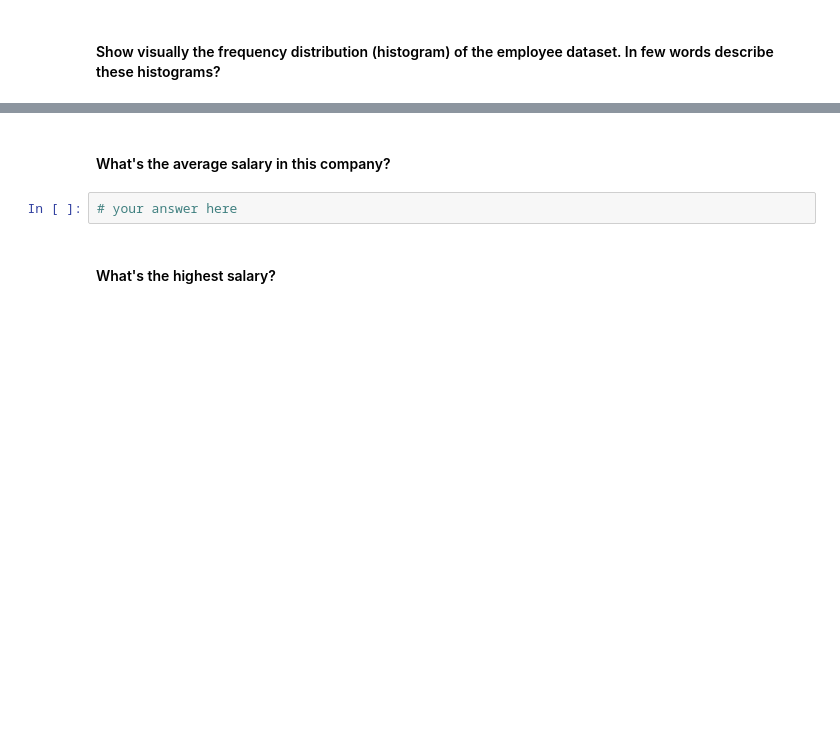
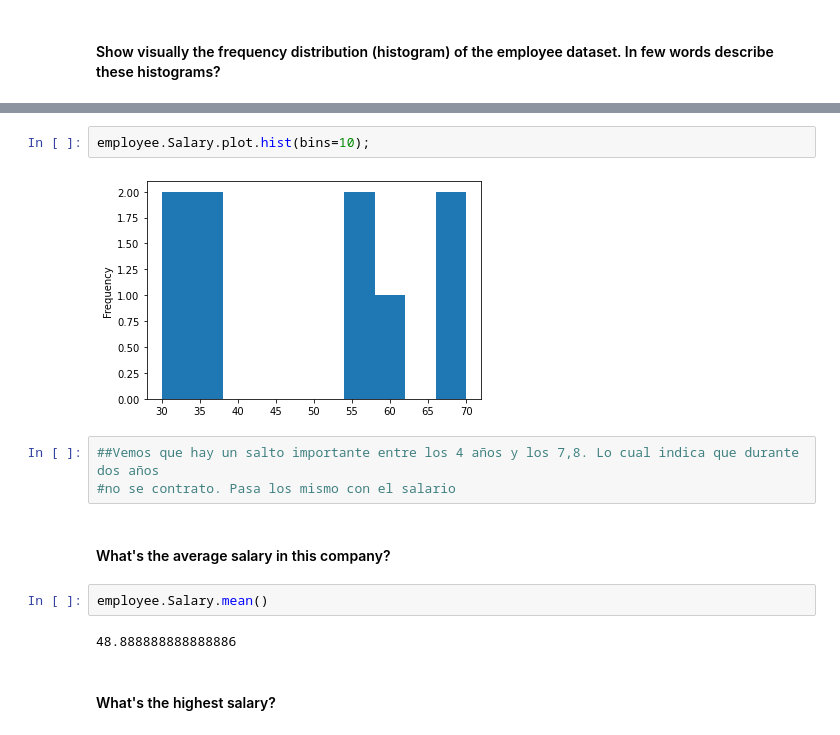
Before and after one commit to Ironhack-Data-Madrid-Octubre-2022/5.1-lab-subsetting-and-descriptive-stats, a Jupyter notebook: your-code/main.ipynb, the cells around one changed output, grey strips where cells are left out. Drawn from its saved outputs; the diff is of its cells as text; blank space fills up the shorter version.

```diff
--- a/your-code/main.ipynb
+++ b/your-code/main.ipynb
@@ -76,6 +171,15 @@ pd.set_option('display.max_columns', None)
+# %%
+employee.Salary.plot.hist(bins=10);
+# %% [output]
+[figure, added]
+# %%
+##Vemos que hay un salto importante entre los 4 años y los 7,8. Lo cual indica que durante dos años
+#no se contrato. Pasa los mismo con el salario
 # %% [markdown]
 #### What's the average salary in this company?
-# %%
-# your answer here
+# %%
+employee.Salary.mean()
+# %% [output]
+48.888888888888886
 # %% [markdown]
 #### What's the highest salary?
```
Also changed, not shown: parts of 87 cells of this notebook, 2 other files.
